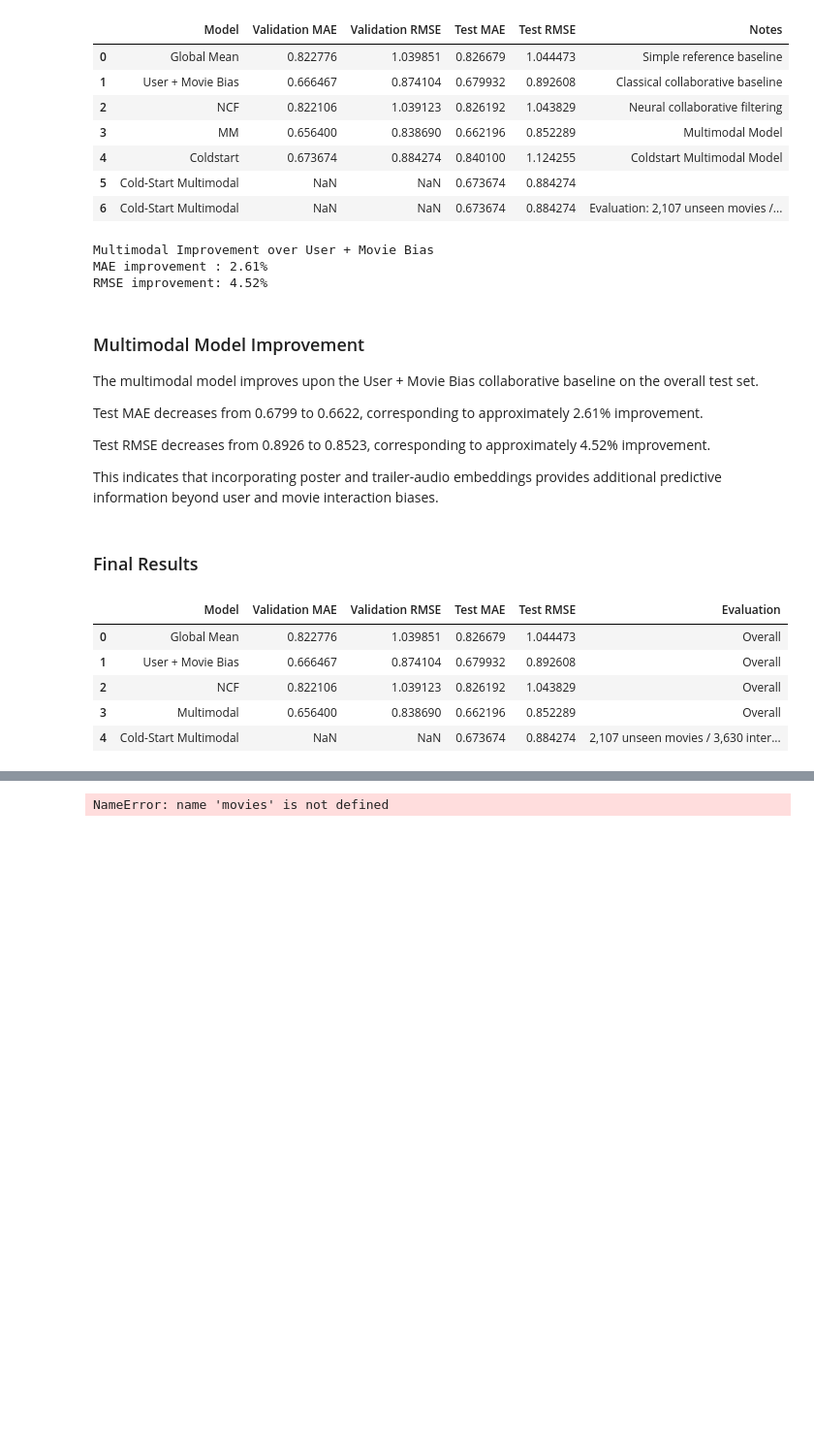
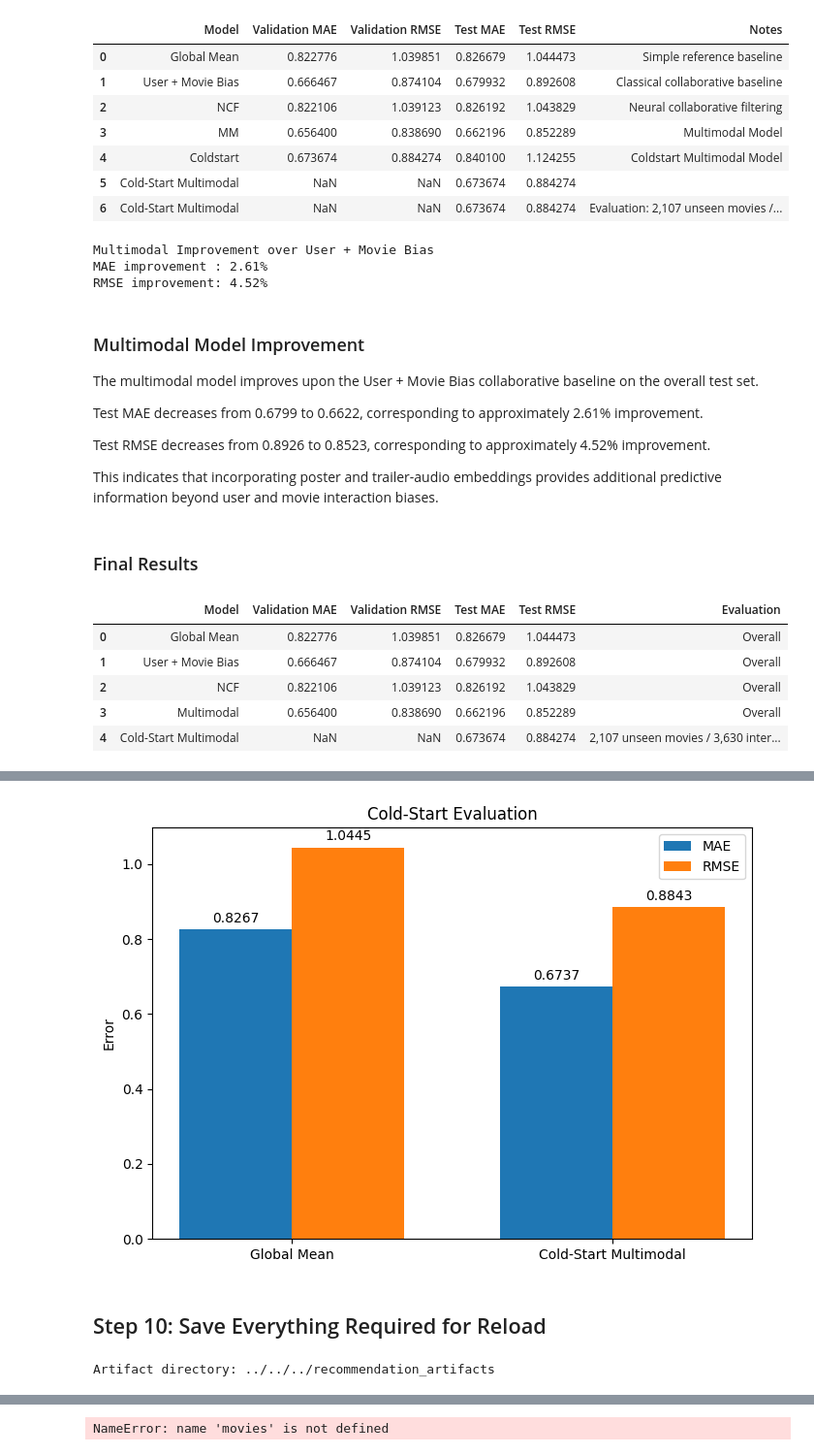
Before and after one commit to Hemanthsai456/Leveraging-Poster-and-Trailer-Audio-Embeddings-for-Cold-Start-Movie-Recommendation, a Jupyter notebook: notebooks/01_Notebook.ipynb, the cells around one changed output, grey strips where cells are left out. Shown at 97% size. Drawn from its saved outputs; the diff is of its cells as text; code cells hidden in the pictures; blank space fills up the shorter version.

```diff
--- a/notebooks/01_Notebook.ipynb
+++ b/notebooks/01_Notebook.ipynb
@@ -2339,0 +2437,76 @@ final_results
+# %%
+coldstart_comparison = pd.DataFrame({
+    "Model": [
+        "Global Mean",
+        "Cold-Start Multimodal"
+    ],
+    "MAE": [
+        coldstart_global_mae,
+        coldstart_mae
+    ],
+    "RMSE": [
+        coldstart_global_rmse,
+        coldstart_rmse
+    ]
+})
+
+plt.figure(figsize=(7, 5))
+
+x = np.arange(len(coldstart_comparison))
+width = 0.35
+
+# MAE bars
+mae_bars = plt.bar(
+    x - width / 2,
+    coldstart_comparison["MAE"],
+    width,
+    label="MAE"
+)
+
+# RMSE bars
+rmse_bars = plt.bar(
+    x + width / 2,
+    coldstart_comparison["RMSE"],
+    width,
+    label="RMSE"
+)
+
+# Add value labels
+plt.bar_label(
+    mae_bars,
+    fmt="%.4f",
+    padding=3
+)
+
+plt.bar_label(
+    rmse_bars,
+    fmt="%.4f",
+    padding=3
+)
+
+plt.xticks(
+    x,
+    coldstart_comparison["Model"]
+)
+
+plt.ylabel("Error")
+plt.title("Cold-Start Evaluation")
+plt.legend()
+
+plt.tight_layout()
+plt.show()
+# %% [output]
+[figure, added]
+# %% [markdown]
+## Step 10: Save Everything Required for Reload
+# %%
+recommendation_dir = "../../../recommendation_artifacts"
+
+os.makedirs(
+    recommendation_dir,
+    exist_ok=True
+)
+
+print("Artifact directory:", recommendation_dir)
+# %% [output]
+Artifact directory: ../../../recommendation_artifacts
```
Also changed, not shown: parts of 13 cells of this notebook.
